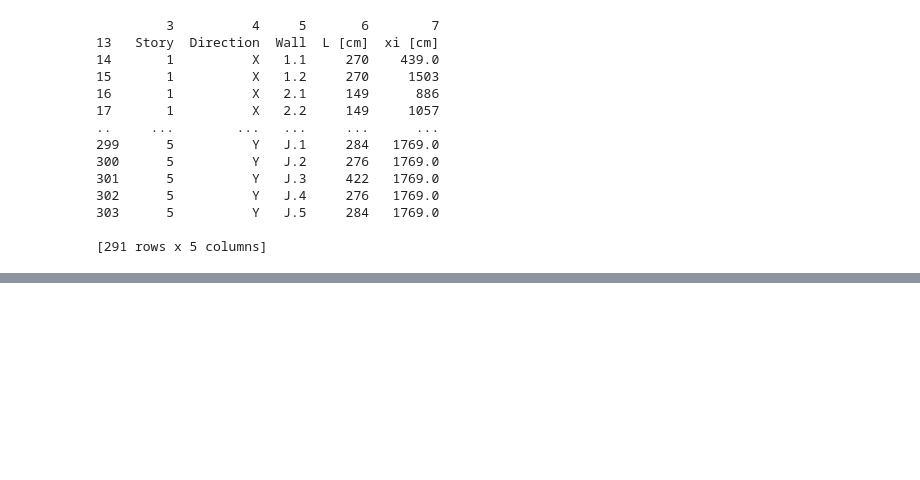
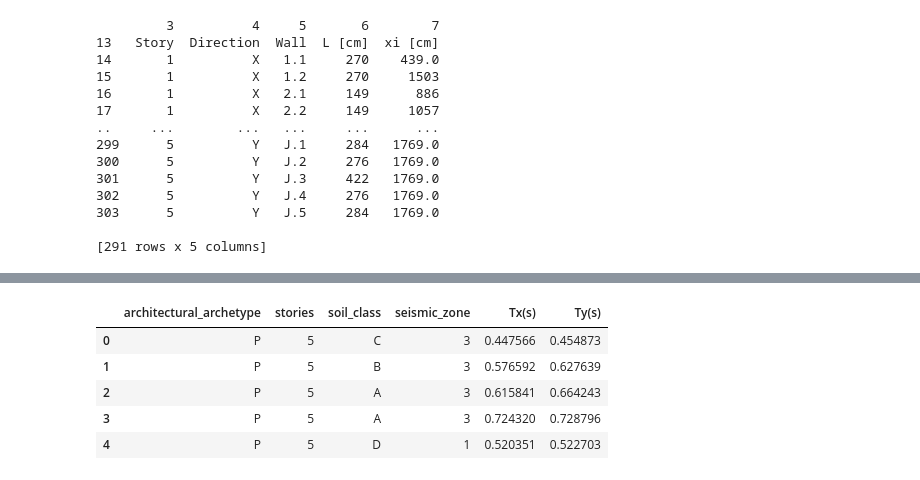
Before and after one commit to CS-433/ml-project-2-ai-ron-team, a Jupyter notebook: Prepare_data.ipynb, the cells around one changed output, grey strips where cells are left out. Drawn from its saved outputs; the diff is of its cells as text; code cells hidden in the pictures; blank space fills up the shorter version.

```diff
--- a/Prepare_data.ipynb
+++ b/Prepare_data.ipynb
@@ -240,3 +249,12 @@ df['Tx(s)'] = Tx_values
 df['Ty(s)'] = Ty_values
 prepared_file_path = 'prepared_data_C_part2.csv'
 df.to_csv(prepared_file_path, index=False)
+# %%
+df.head()
+# %% [output]
+|  | architectural_archetype | stories | soil_class | seismic_zone | Tx(s) | Ty(s) |
+| 0 | P | 5 | C | 3 | 0.447566 | 0.454873 |
+| 1 | P | 5 | B | 3 | 0.576592 | 0.627639 |
+| 2 | P | 5 | A | 3 | 0.615841 | 0.664243 |
+| 3 | P | 5 | A | 3 | 0.724320 | 0.728796 |
+| 4 | P | 5 | D | 1 | 0.520351 | 0.522703 |
```
Also changed, not shown: parts of 2 cells of this notebook.
